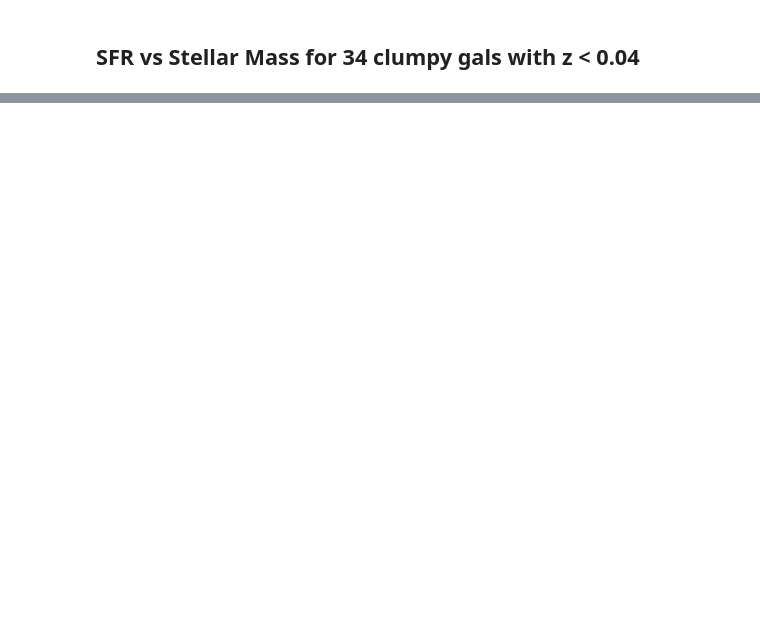
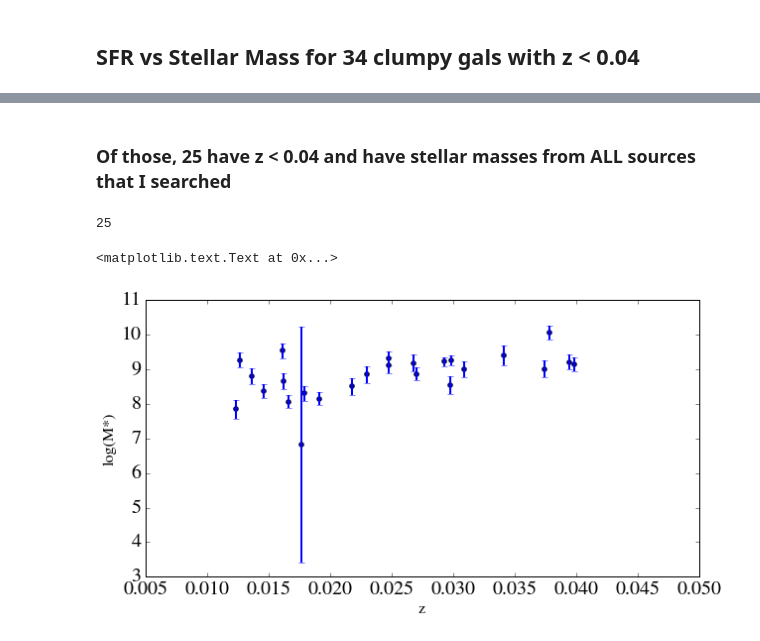
Before and after one commit to melaniebeck/ClumpyGals, a Jupyter notebook: analysis/Clumpy_matched_to_GSWLC.ipynb, the cells around one changed output, grey strips where cells are left out. Cells and saved outputs as stored; diff of their text form; code cells hidden in the pictures; blank space fills up the shorter version.

Commit message:
added more stellar masses

```diff
--- a/analysis/Clumpy_matched_to_GSWLC.ipynb
+++ b/analysis/Clumpy_matched_to_GSWLC.ipynb
@@ -12,5 +12,6 @@ import matplotlib
 matplotlib.rcParams.update({'font.size': 20, 'font.family': 'STIXGeneral',
                             'mathtext.fontset': 'stix'})
 # %%
-clumpy = Table.read('../data/clumpy_coadd_dr12_mass_spectra.fits')
+clumpy1 = Table.read('../data/clumpy_coadd_DR12ancillary_stellarmasses_highzgal.csv')
 clumpy2 = Table.read('../data/clumpy_coadd_final75_gzh_dr12ancillary.fits')
+print len(clumpy1), len(clumpy2)
@@ -136,0 +150,33 @@ ax.set_ylabel('z', fontsize=16)
+# %%
+from astropy.table import join
+
+combo = join(clumpy1, close_matches_in_GSWLC, keys='DR12_OBJID')
+# %%
+masses = ['PortSF_logMass', 'WBC03_mass', 'GWD_logMass', 'GWND_logMass', 'M*']
+combo_clean = combo[combo['M*']>=0.]
+
+avg_mass, std_mass = [], []
+for gal in combo_clean[masses]:
+    masses = np.array([gal[i] for i in range(len(masses))])
+
+    avg_mass.append(np.mean(masses))
+    std_mass.append(np.std(masses))
+# %% [markdown]
+### Of those, 25 have z < 0.04 and have stellar masses from ALL sources that I searched
+# %%
+lowz_mask = combo_clean['z_1']<=0.04
+print len(combo_clean[lowz_mask])
+
+fig = plt.figure(figsize=(10, 5))
+
+ax = fig.add_subplot(111)
+
+ax.scatter(combo_clean['z_1'][lowz_mask], np.array(avg_mass)[lowz_mask], marker='o')
+ax.errorbar(combo_clean['z_1'][lowz_mask], np.array(avg_mass)[lowz_mask],
+            yerr=np.array(std_mass)[lowz_mask], ls='None')
+ax.set_ylabel('log(M*)', fontsize=16)
+ax.set_xlabel('z', fontsize=16)
+# %% [output]
+25
+<matplotlib.text.Text at 0x...>
+[figure, added]
```
Also changed, not shown: parts of 12 cells of this notebook.
